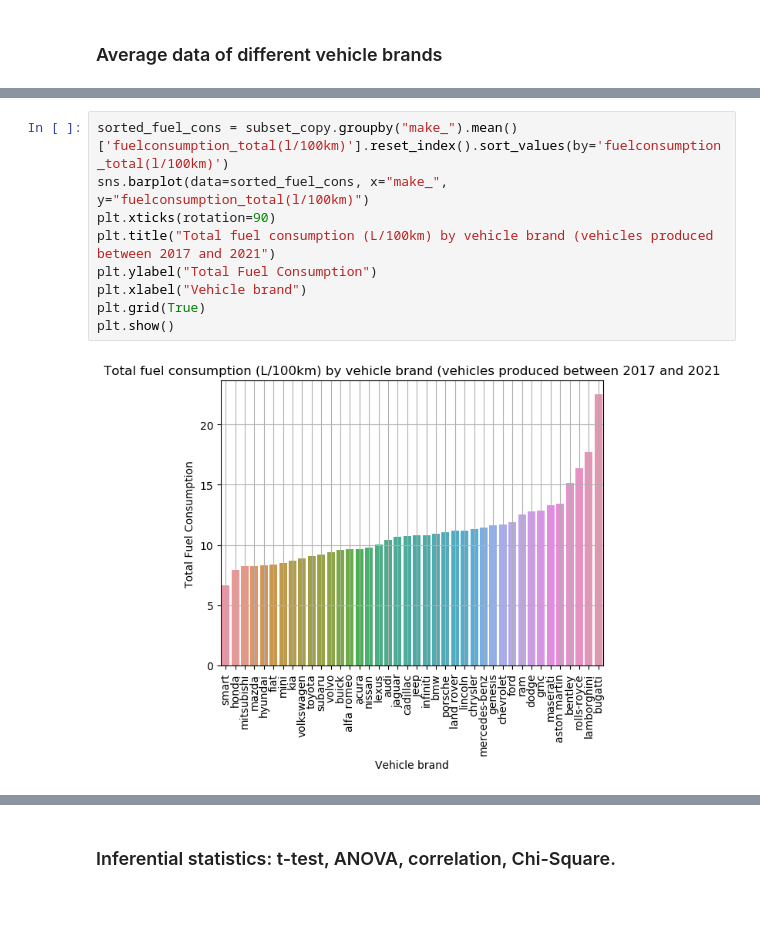
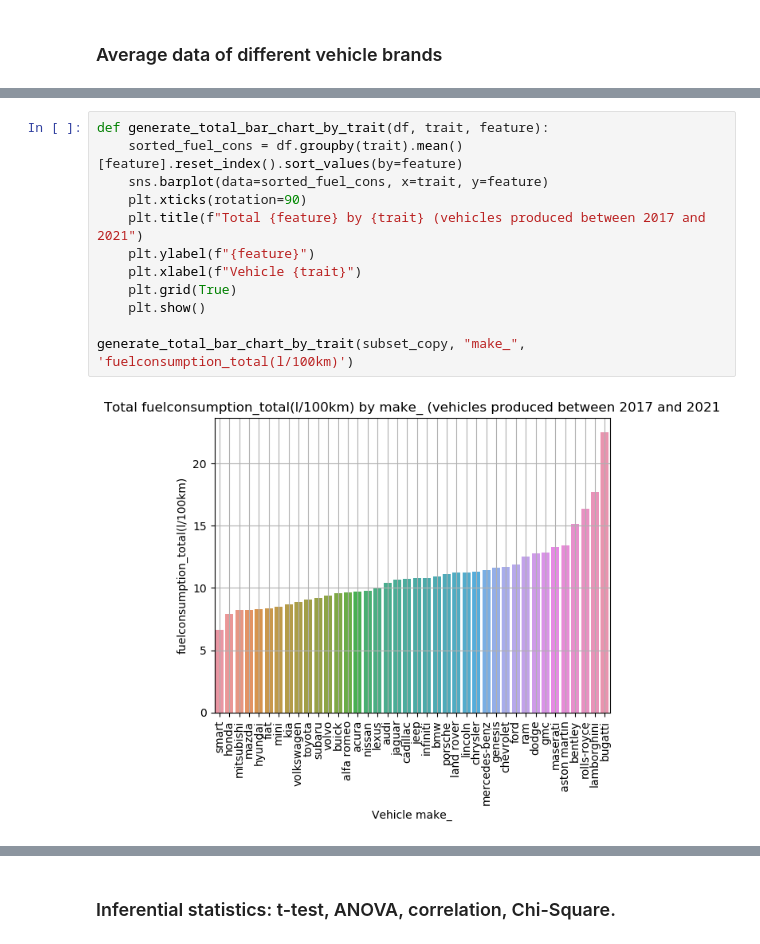
Before and after one commit to lfunderburk/machine-learning-capstone, a Jupyter notebook: notebooks/Research-paper-study.ipynb, the cells around one changed output, grey strips where cells are left out. Saved outputs shown, nothing was run; the diff lists cells and outputs as text; blank space fills up the shorter version.

```diff
--- a/notebooks/Research-paper-study.ipynb
+++ b/notebooks/Research-paper-study.ipynb
@@ -128,13 +128,16 @@ subset_copy.groupby("make_").mean()
 | volkswagen | 2018.747573 | 2.000000 | 4.174757 | 10.173786 | 7.626214 | ... |
 | volvo | 2018.700000 | 2.000000 | 4.000000 | 10.902500 | 7.842500 | ... |
 # %%
-sorted_fuel_cons = subset_copy.groupby("make_").mean()['fuelconsumption_total(l/100km)'].reset_index().sort_values(by='fuelconsumption_total(l/100km)')
-sns.barplot(data=sorted_fuel_cons, x="make_", y="fuelconsumption_total(l/100km)")
-plt.xticks(rotation=90)
-plt.title("Total fuel consumption (L/100km) by vehicle brand (vehicles produced between 2017 and 2021")
-plt.ylabel("Total Fuel Consumption")
-plt.xlabel("Vehicle brand")
-plt.grid(True)
-plt.show()
+def generate_total_bar_chart_by_trait(df, trait, feature):
+    sorted_fuel_cons = df.groupby(trait).mean()[feature].reset_index().sort_values(by=feature)
+    sns.barplot(data=sorted_fuel_cons, x=trait, y=feature)
+    plt.xticks(rotation=90)
+    plt.title(f"Total {feature} by {trait} (vehicles produced between 2017 and 2021")
+    plt.ylabel(f"{feature}")
+    plt.xlabel(f"Vehicle {trait}")
+    plt.grid(True)
+    plt.show()
+
+generate_total_bar_chart_by_trait(subset_copy, "make_", 'fuelconsumption_total(l/100km)')
 # %% [output]
-[figure, old version]
+[figure, new version]
```
Also changed, not shown: parts of 3 cells of this notebook.
